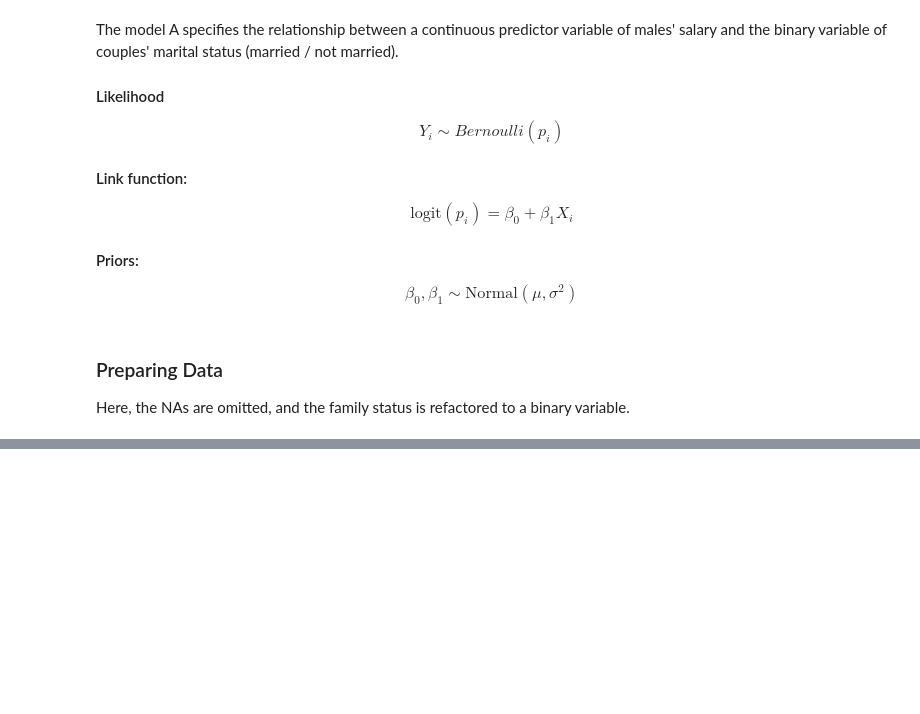
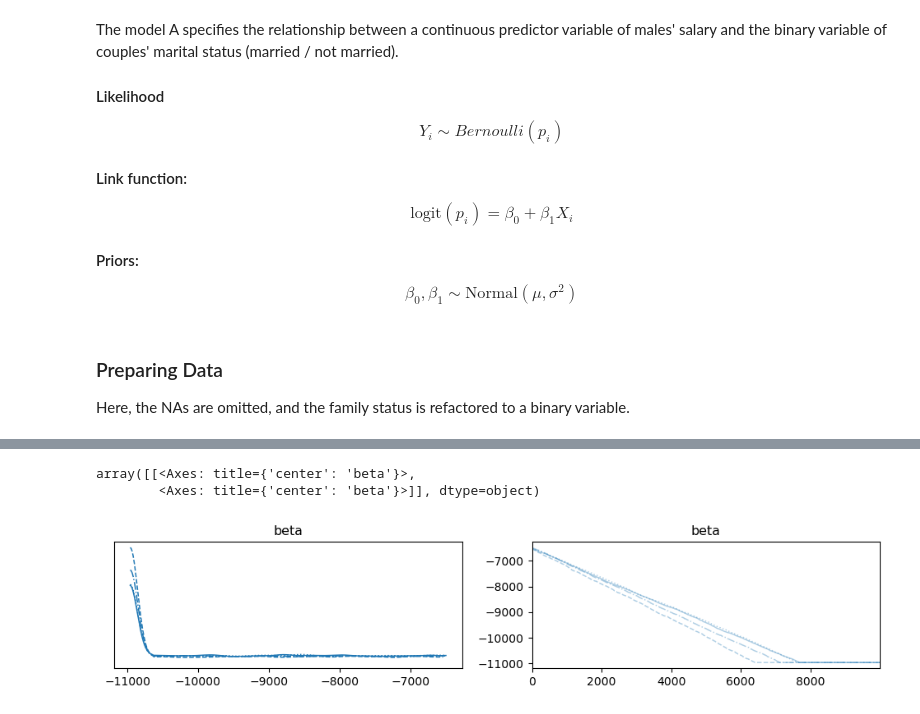
Before and after one commit to johnnymosby/municipalitiesDistances, a Jupyter notebook: bayesianAnalysis/Python/report.ipynb, the cells around one changed output, grey strips where cells are left out. Drawn from its saved outputs; the diff is of its cells as text; code cells hidden in the pictures; blank space fills up the shorter version.

Commit message:
Never ending struggle with having proper initial values in the model

```diff
--- a/bayesianAnalysis/Python/report.ipynb
+++ b/bayesianAnalysis/Python/report.ipynb
@@ -122,4 +119,0 @@ data_a['gr_m_family_status']=pd.Categorical(data_a['gr_m_family_status'])
-# %%
-model_a = bmb.Model('gr_m_family_status ~ m_annual_salary_tm2',
-                   data_a,
-                   family="bernoulli")
@@ -172,0 +120,5 @@ array([[<Axes: title={'center': 'Intercept'}>,
+# %%
+#m_annual_salary_tm2 = data_a['m_annual_salary_tm2']
+gr_m_family_status = np.array(data_a['gr_m_family_status'])
+m_annual_salary_tm2 = np.ma.array(data_a['m_annual_salary_tm2'],
+                                mask = np.isnan(data_a['m_annual_salary_tm2']))
@@ -172,0 +144,13 @@ array([[<Axes: title={'center': 'Intercept'}>,
+# %%
+with pm.Model() as model_a:
+    # Priors
+    beta = pm.Normal('beta', mu=-6000, sigma=10)
+
+    # Model for B
+    b = pm.Normal('b', mu=0, sigma=10, shape=len(m_annual_salary_tm2), observed=m_annual_salary_tm2)
+
+    # Logistic regression model for A
+    p = pm.math.invlogit(beta + b)
+
+    # Likelihood for observed A
+    a = pm.Bernoulli('a', p=p, observed=gr_m_family_status)
@@ -172,0 +161,4 @@ array([[<Axes: title={'center': 'Intercept'}>,
+# %%
+# Sampling
+with model_a:
+    trace_a = pm.sample(10000, tune=1000, step=pm.Metropolis())
@@ -172,0 +174,6 @@ array([[<Axes: title={'center': 'Intercept'}>,
+# %%
+az.plot_trace(trace_a, var_names=['beta'])
+# %% [output]
+array([[<Axes: title={'center': 'beta'}>,
+        <Axes: title={'center': 'beta'}>]], dtype=object)
+[figure, added]
```
Also changed, not shown: parts of 15 cells of this notebook, 4 other files.
